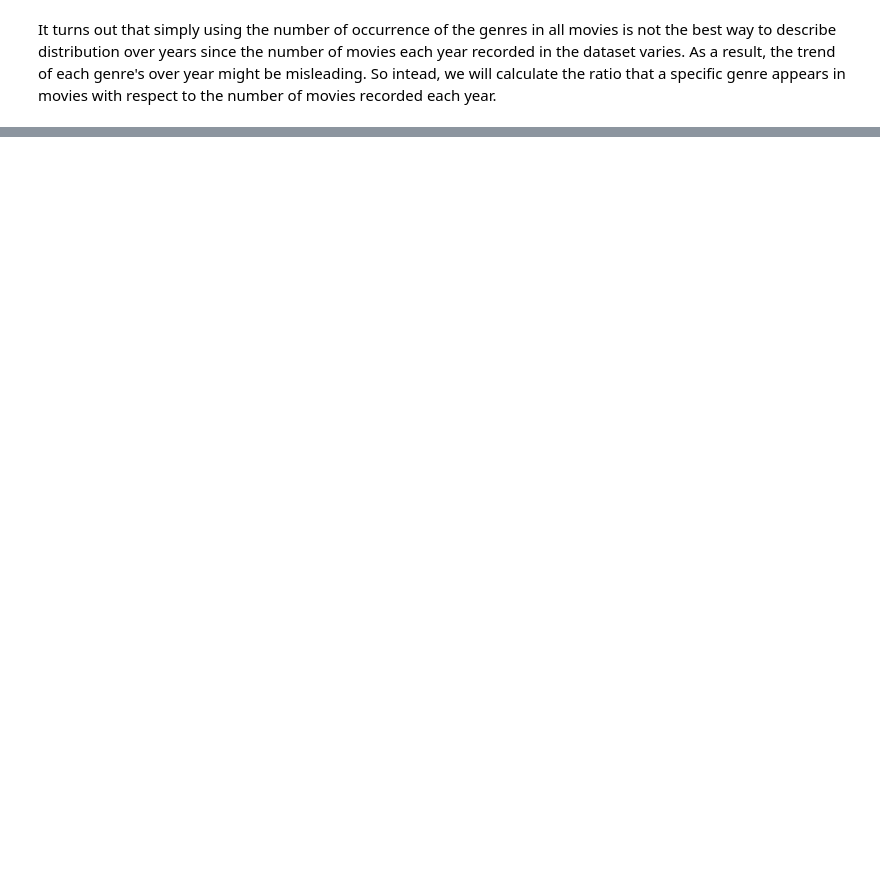
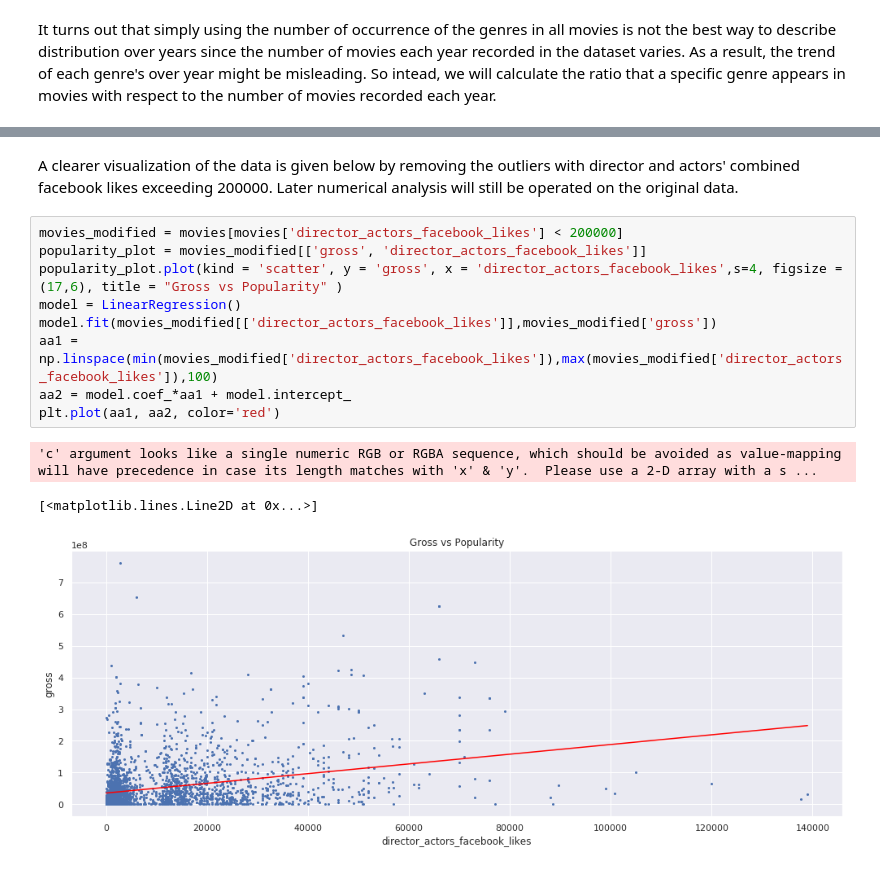
Before and after one commit to mookee233/final_tutorial, a Jupyter notebook: draft.ipynb, the cells around one changed output, grey strips where cells are left out. Cells and saved outputs as stored; diff of their text form; blank space fills up the shorter version.

```diff
--- a/draft.ipynb
+++ b/draft.ipynb
@@ -432,0 +463,15 @@ plt.show()
+# %% [markdown]
+A clearer visualization of the data is given below by removing the outliers with director and actors' combined facebook likes exceeding 200000. Later numerical analysis will still be operated on the original data.
+# %%
+movies_modified = movies[movies['director_actors_facebook_likes'] < 200000]
+popularity_plot = movies_modified[['gross', 'director_actors_facebook_likes']]
+popularity_plot.plot(kind = 'scatter', y = 'gross', x = 'director_actors_facebook_likes',s=4, figsize = (17,6), title = "Gross vs Popularity" )
+model = LinearRegression()
+model.fit(movies_modified[['director_actors_facebook_likes']],movies_modified['gross'])
+aa1 = np.linspace(min(movies_modified['director_actors_facebook_likes']),max(movies_modified['director_actors_facebook_likes']),100)
+aa2 = model.coef_*aa1 + model.intercept_
+plt.plot(aa1, aa2, color='red')
+# %% [output]
+'c' argument looks like a single numeric RGB or RGBA sequence, which should be avoided as value-mapping will have precedence in case its length matches with 'x' & 'y'.  Please use a 2-D array with a s ...
+[<matplotlib.lines.Line2D at 0x...>]
+[figure, added]
```
Also changed, not shown: parts of 17 cells of this notebook, 1 other file.
